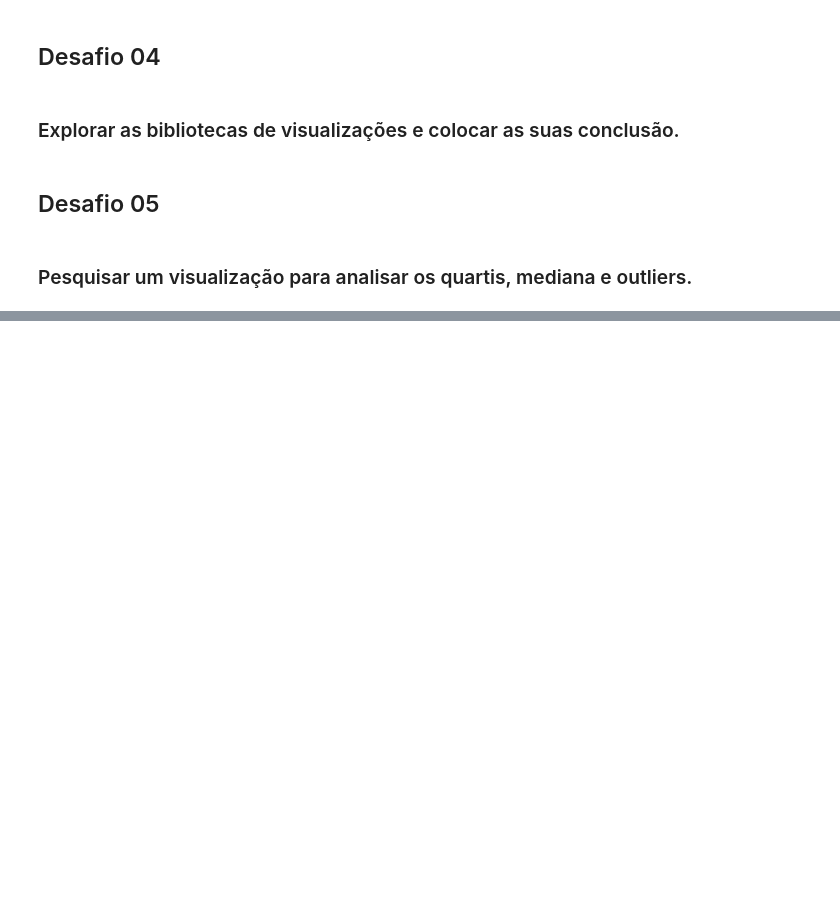
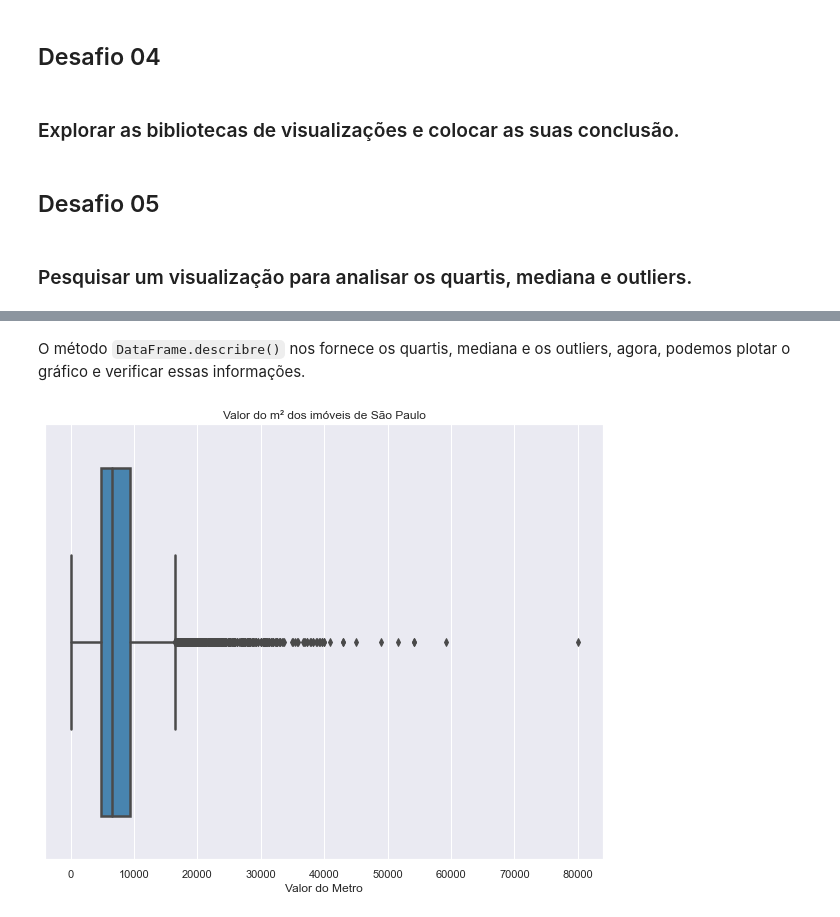
Before and after one commit to pedrogrigorio/Data-Immersion-Alura, a Jupyter notebook: Aulas/Aula_02/desafios_02.ipynb, the cells around one changed output, grey strips where cells are left out. Saved outputs shown, nothing was run; the diff lists cells and outputs as text; code cells hidden in the pictures; blank space fills up the shorter version.

```diff
--- a/Aulas/Aula_02/desafios_02.ipynb
+++ b/Aulas/Aula_02/desafios_02.ipynb
@@ -254,0 +264,10 @@ sns.boxplot(x = 'Vagas', y = 'Valor_em_milhão', data = dados_vendas)
+# %% [markdown]
+O método `DataFrame.describre()` nos fornece os quartis, mediana e os outliers, agora, podemos plotar o gráfico e verificar essas informações.
+# %%
+plt.figure(figsize=(10,8))
+ax = sns.boxplot(x = "Valor_metro", data=dados_vendas, linewidth=2.5, palette="Blues_d")
+ax.set_title("Valor do m² dos imóveis de São Paulo")
+ax.set_xlabel("Valor do Metro")
+plt.show()
+# %% [output]
+[figure, added]
```
Also changed, not shown: parts of 6 cells of this notebook, 1 other file.
